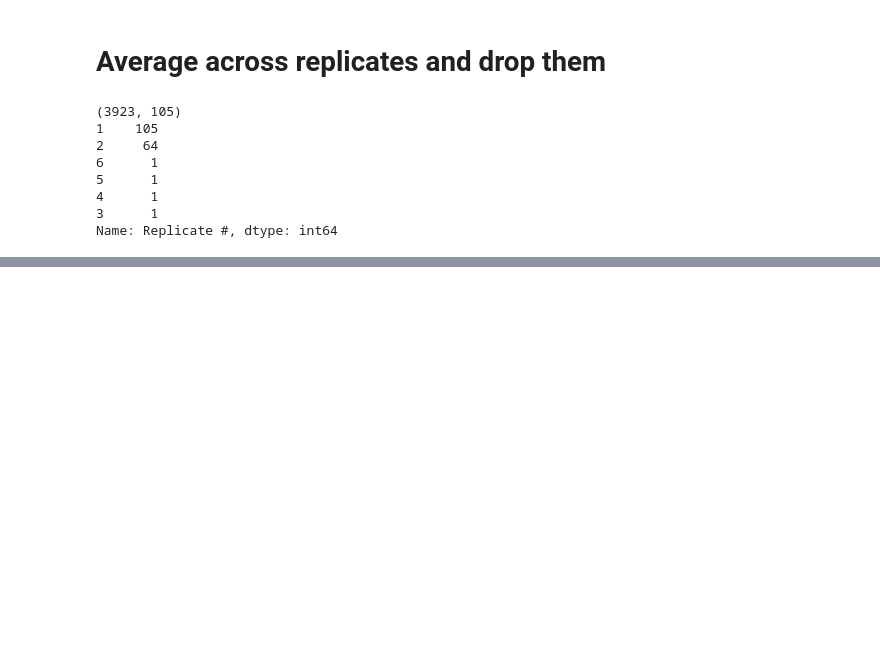
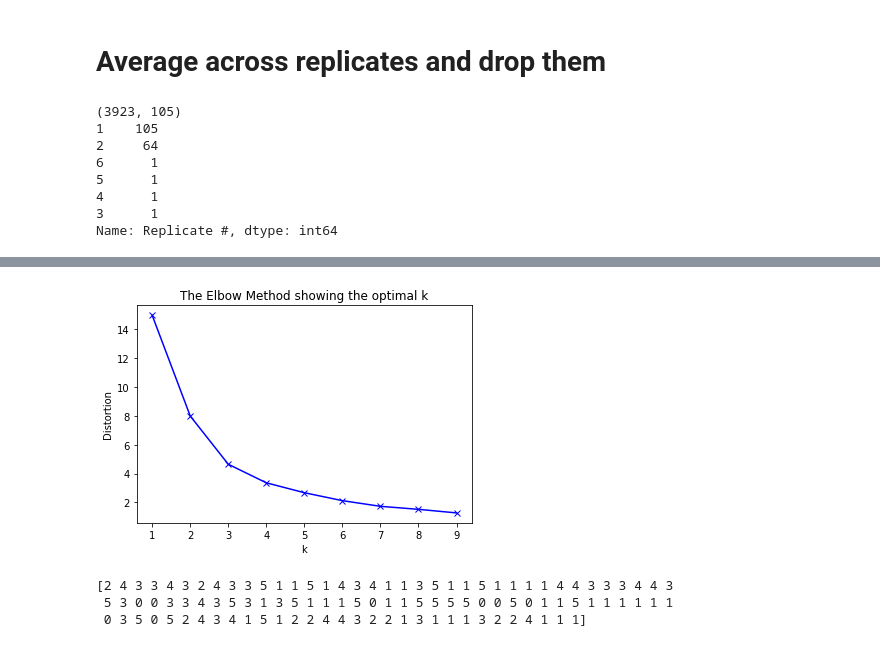
Before and after one commit to adamhockenberry/Growth-expression-translation, a Jupyter notebook: Code/scratch_SBS.ipynb, the cells around one changed output, grey strips where cells are left out. Drawn from its saved outputs; the diff is of its cells as text; code cells hidden in the pictures; blank space fills up the shorter version.

```diff
--- a/Code/scratch_SBS.ipynb
+++ b/Code/scratch_SBS.ipynb
@@ -562,0 +589,28 @@ Name: Replicate #, dtype: int64
+# %%
+#Determine clusters
+distortions = []
+K = range(1,10)
+for k in K:
+    kmeanModel = KMeans(n_clusters=k)
+    kmeanModel.fit(condition_kmeans_df)
+    distortions.append(kmeanModel.inertia_)
+
+plt.plot(K, distortions, 'bx-')
+plt.xlabel('k')
+plt.ylabel('Distortion')
+plt.title('The Elbow Method showing the optimal k')
+plt.show()
+# %% [output]
+[figure, added]
+# %%
+#Initialize the class object
+kmeans = KMeans(n_clusters = 6)
+
+#predict the labels of clusters.
+label = kmeans.fit_predict(condition_kmeans_df)
+
+print(label)
+# %% [output]
+[2 4 3 3 4 3 2 4 3 3 5 1 1 5 1 4 3 4 1 1 3 5 1 1 5 1 1 1 1 4 4 3 3 3 4 4 3
+ 5 3 0 0 3 3 4 3 5 3 1 3 5 1 1 1 5 0 1 1 5 5 5 5 0 0 5 0 1 1 5 1 1 1 1 1 1
+ 0 3 5 0 5 2 4 3 4 1 5 1 2 2 4 4 3 2 2 1 3 1 1 1 3 2 2 4 1 1 1]
```
Also changed, not shown: parts of 7 cells of this notebook.
